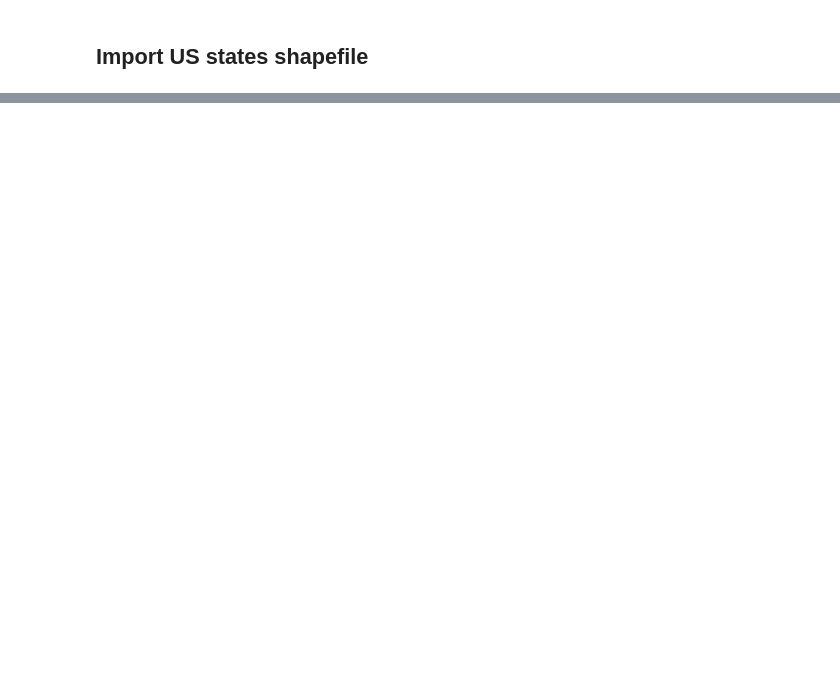
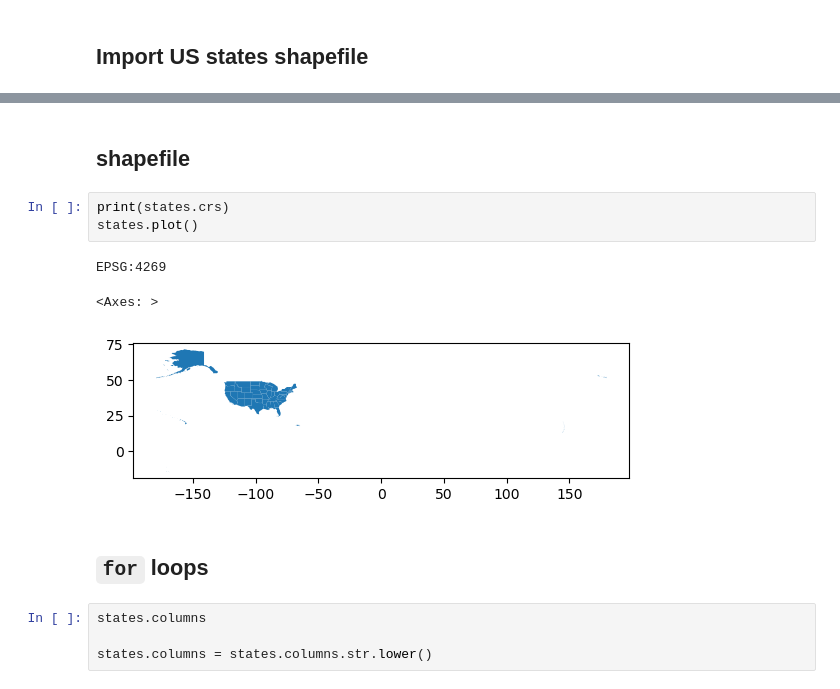
Before and after one commit to kloo49/eds220-in-class, a Jupyter notebook: lesson-12-streamline-your-code.ipynb, the cells around one changed output, grey strips where cells are left out. Drawn from its saved outputs; the diff is of its cells as text; blank space fills up the shorter version.

```diff
--- a/lesson-12-streamline-your-code.ipynb
+++ b/lesson-12-streamline-your-code.ipynb
@@ -48,0 +119,15 @@ states.head(3)
+# %% [markdown]
+## shapefile
+# %%
+print(states.crs)
+states.plot()
+# %% [output]
+EPSG:4269
+<Axes: >
+[figure, added]
+# %% [markdown]
+## `for` loops
+# %%
+states.columns
+
+states.columns = states.columns.str.lower()
```
Also changed, not shown: parts of 38 cells of this notebook.
